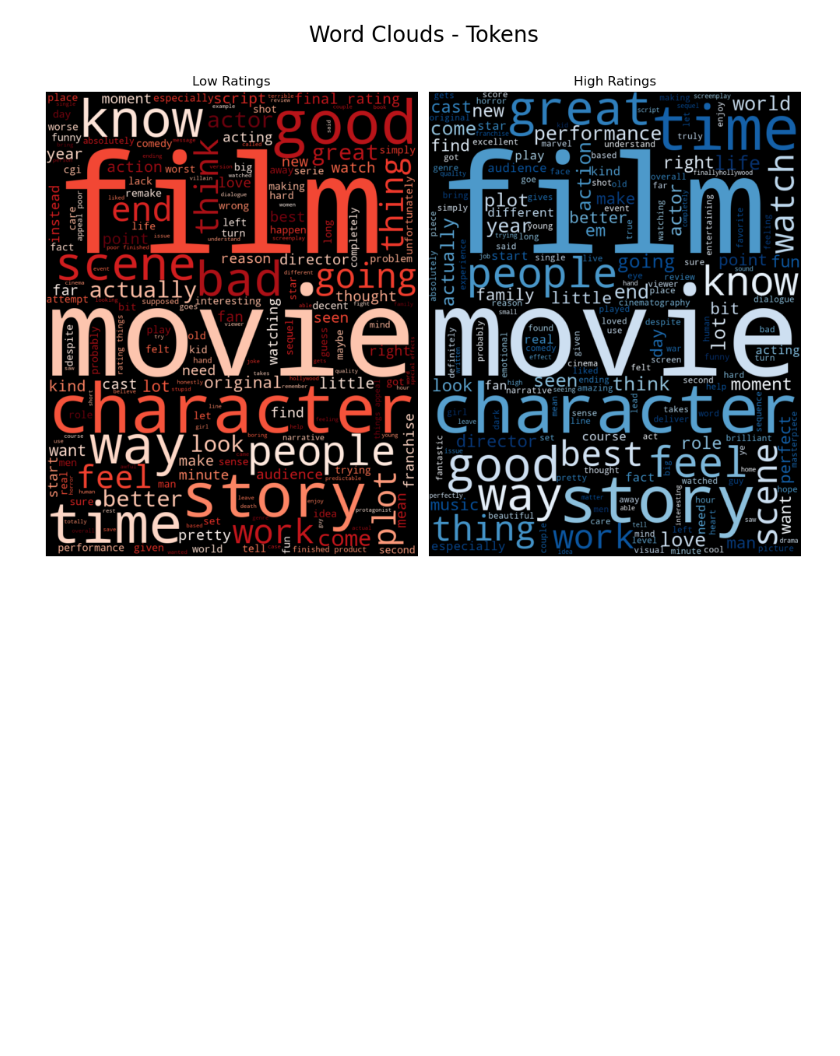
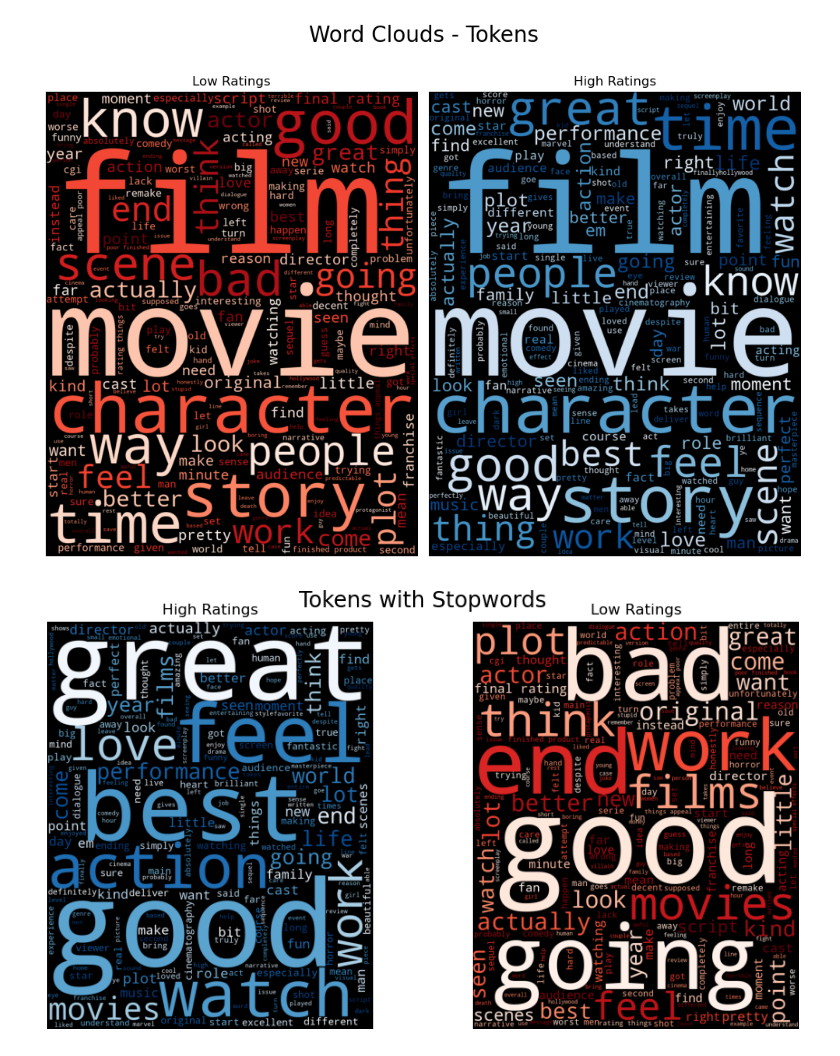
Before and after one commit to 808hanronald/project-2.3, a Jupyter notebook: 2.5.ipynb, the cells around one changed output. Saved outputs shown, nothing was run; the diff lists cells and outputs as text; code cells hidden in the pictures; blank space fills up the shorter version.

```diff
--- a/2.5.ipynb
+++ b/2.5.ipynb
@@ -253,2 +268,33 @@ fig.suptitle('Word Clouds - Tokens', fontsize=20, y=1.05);
 # %% [output]
 [figure]
+# %%
+from wordcloud import STOPWORDS
+custom_stopwords = [*STOPWORDS, 'movie', 'film', 'characters', 'character', 'story', 'people', 'way', 'know', 'time', 'scene', 'thing']
+# %%
+def plot_wordclouds(high_cloud, low_cloud, title='Comparing Word Usage'):
+    """Plots the wordlcouds for our two groups"""
+    ## Plot the Images
+    fig, axes = plt.subplots(ncols=2, figsize=(10, 5))
+    axes[0].imshow(high_cloud)
+    axes[0].set_title('High Ratings')
+    axes[0].axis('off')
+
+    axes[1].imshow(low_cloud)
+    axes[1].set_title('Low Ratings')
+    axes[1].axis('off')
+    fig.tight_layout()
+
+    fig.suptitle(title,y=1.0, fontsize='xx-large');
+    return fig
+# %%
+wordcloud_kws = dict(min_word_length = 2, width = 800, height = 1000, random_state = 42,
+                    stopwords = custom_stopwords)
+
+high_cloud = WordCloud(**wordcloud_kws, colormap = 'Blues').generate(high_reviews_tokens)
+low_cloud = WordCloud(**wordcloud_kws, colormap = 'Reds').generate(low_reviews_tokens)
+
+fig = plot_wordclouds(high_cloud, low_cloud, title='Tokens with Stopwords')
+
+fig.savefig("images/wordclouds-tokens-with-custom-stopwords.png", dpi=300, bbox_inches='tight', transparent=False)
+# %% [output]
+[figure, added]
```
Also changed, not shown: parts of 8 cells of this notebook, 6 other files.
